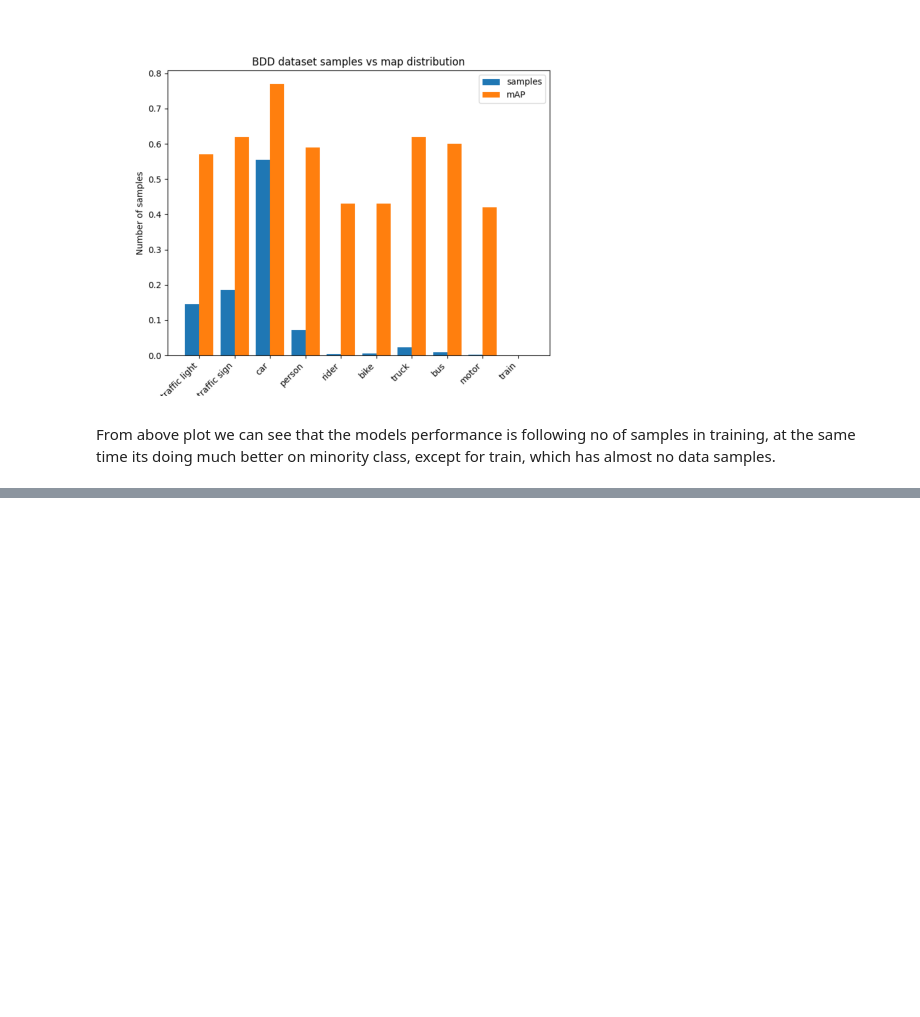
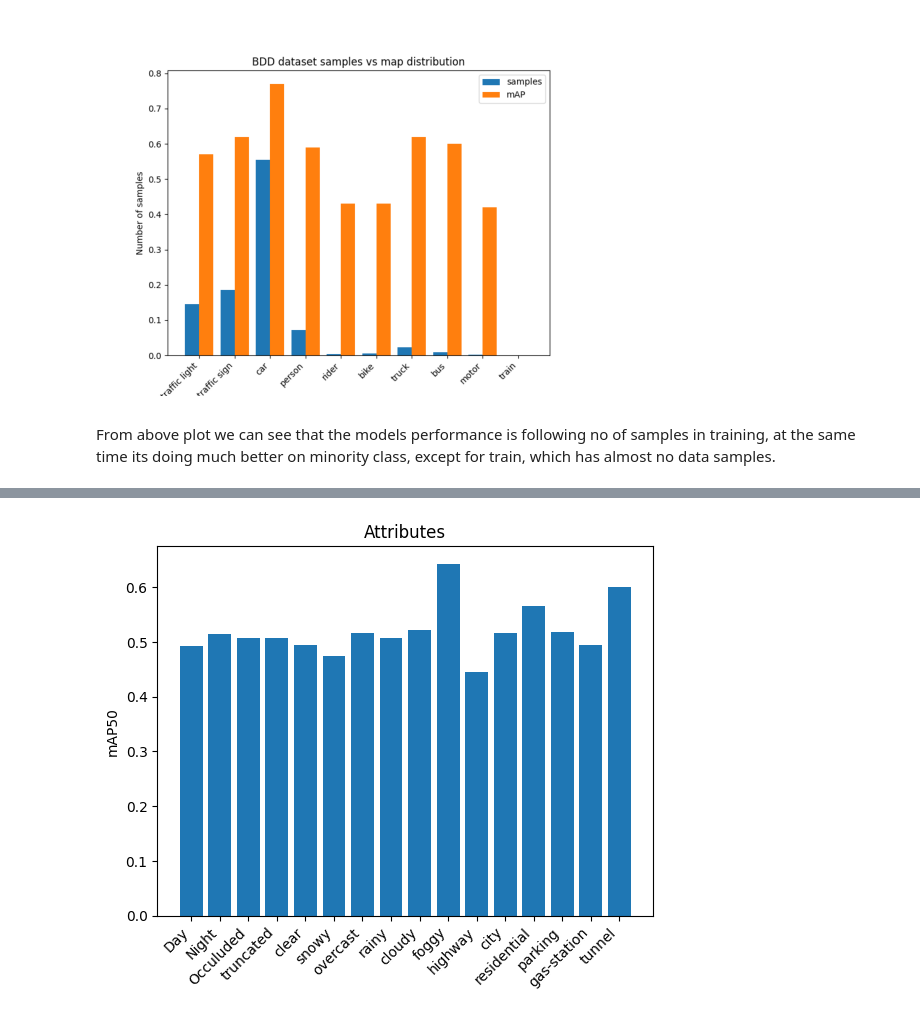
Before and after one commit to danishansari/bdd_det_yolo, a Jupyter notebook: notebooks/pred_analysis.ipynb, the cells around one changed output, grey strips where cells are left out. Saved outputs shown, nothing was run; the diff lists cells and outputs as text; code cells hidden in the pictures; blank space fills up the shorter version.

```diff
--- a/notebooks/pred_analysis.ipynb
+++ b/notebooks/pred_analysis.ipynb
@@ -32,0 +37,25 @@ From above plot we can see that the models performance is following no of sample
+# %%
+from matplotlib import pyplot as plt
+
+map_day_night = {
+    'day': [0.492, 0.393],
+    'night': [0.514, 0.607],
+    "occuluded": [],
+    "trucated": []
+}
+
+classes = ["Day", "Night", "Occuluded", "truncated", "clear",
+           "snowy", "overcast", "rainy", "cloudy", "foggy",
+           "highway", "city", "residential", "parking", "gas-station",
+           "tunnel"]
+maps = [0.492, 0.514, 0.508, 0.508, 0.495, 0.475, 0.517, 0.508,
+        0.522, 0.643, 0.446, 0.516, 0.565, 0.519, 0.494, 0.601]
+
+fig, ax = plt.subplots()
+ax.bar(classes, maps)
+ax.set_ylabel("mAP50")
+ax.set_title("Attributes")
+plt.xticks(rotation=45, ha="right")
+plt.show()
+# %% [output]
+[figure, added]
```
Also changed, not shown: parts of 1 cell of this notebook, 10 other files.
